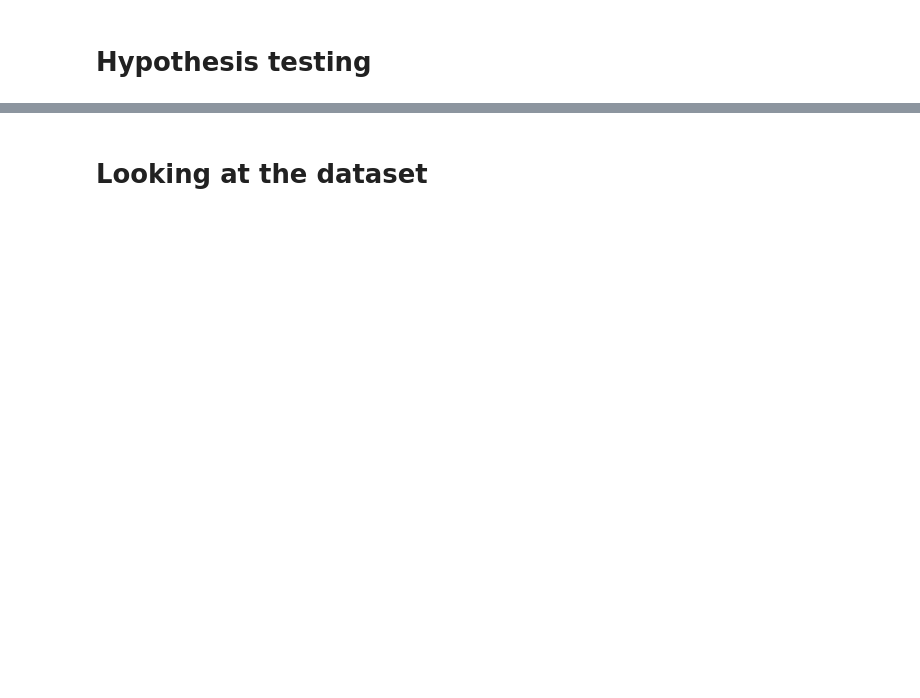
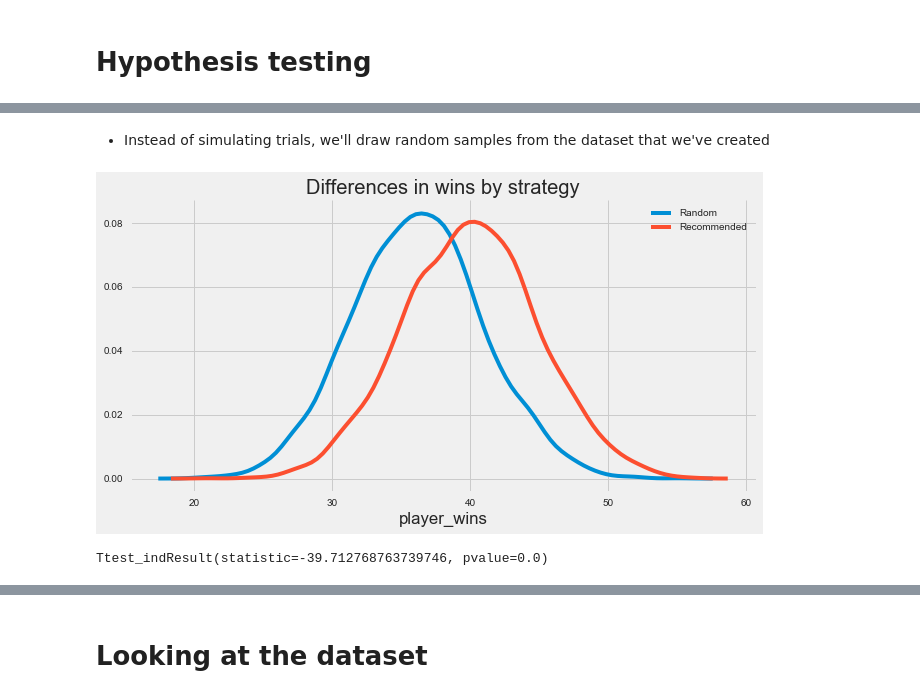
Before and after one commit to jocelyn-ong/data-science-projects, a Jupyter notebook: others/blackjack/data-analysis.ipynb, the cells around one changed output, grey strips where cells are left out. Drawn from its saved outputs; the diff is of its cells as text; code cells hidden in the pictures; blank space fills up the shorter version.

```diff
--- a/others/blackjack/data-analysis.ipynb
+++ b/others/blackjack/data-analysis.ipynb
@@ -204,0 +75,3 @@ print ("{:.2f}, {:.10f}".format(tt, pval))
+# %%
+ran = pd.read_csv("ran_trials.csv")
+rec = pd.read_csv("rec_trials.csv")
@@ -204,0 +92,17 @@ print ("{:.2f}, {:.10f}".format(tt, pval))
+# %% [markdown]
+- Instead of simulating trials, we'll draw random samples from the dataset that we've created
+# %%
+fig, ax = plt.subplots(1, 1, figsize=(10, 5));
+sns.distplot(ran.player_wins,
+             hist=False, label="Random");
+sns.distplot(rec.player_wins,
+             hist=False, label="Recommended");
+ax.set_title("Differences in wins by strategy");
+sns.despine();
+# %% [output]
+[figure, added]
+# %%
+# Is the difference significant?
+stats.ttest_ind(ran.player_wins, rec.player_wins)
+# %% [output]
+Ttest_indResult(statistic=-39.712768763739746, pvalue=0.0)
```
Also changed, not shown: parts of 54 cells of this notebook, 2 other files.
